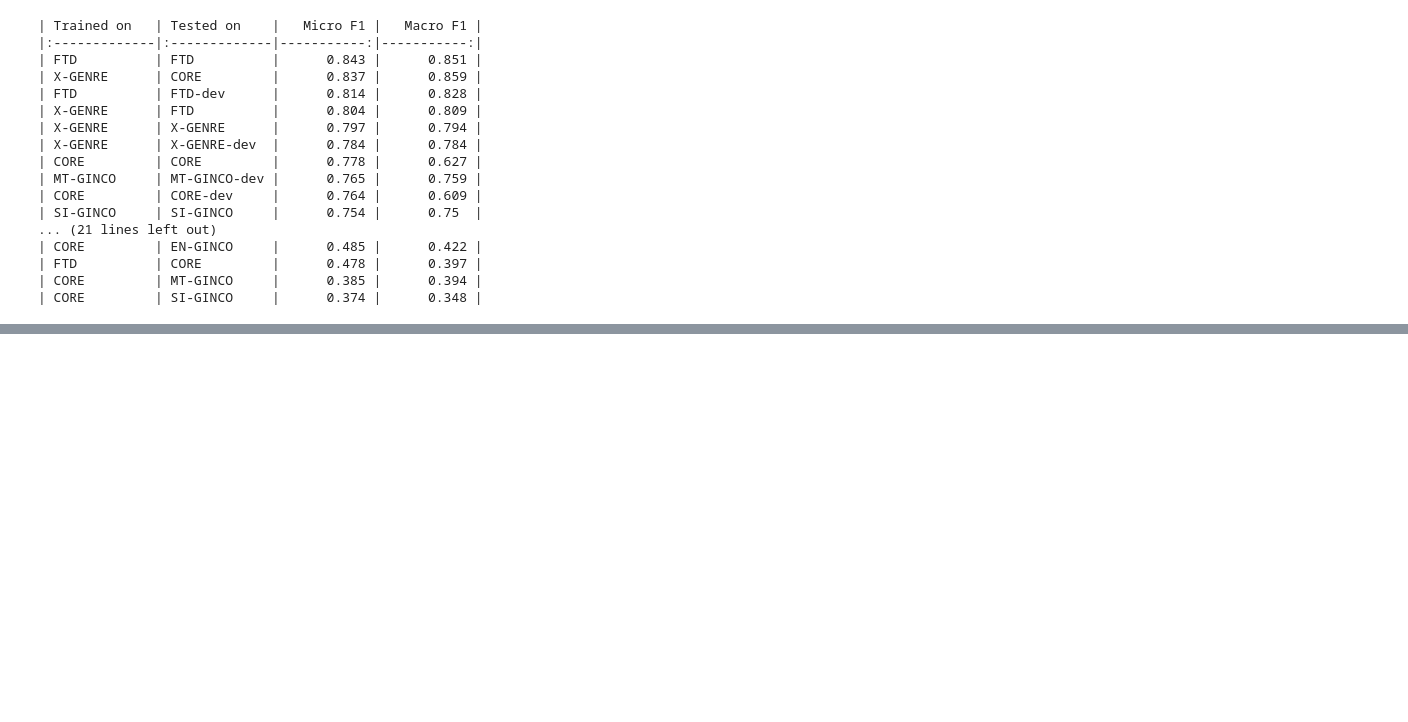
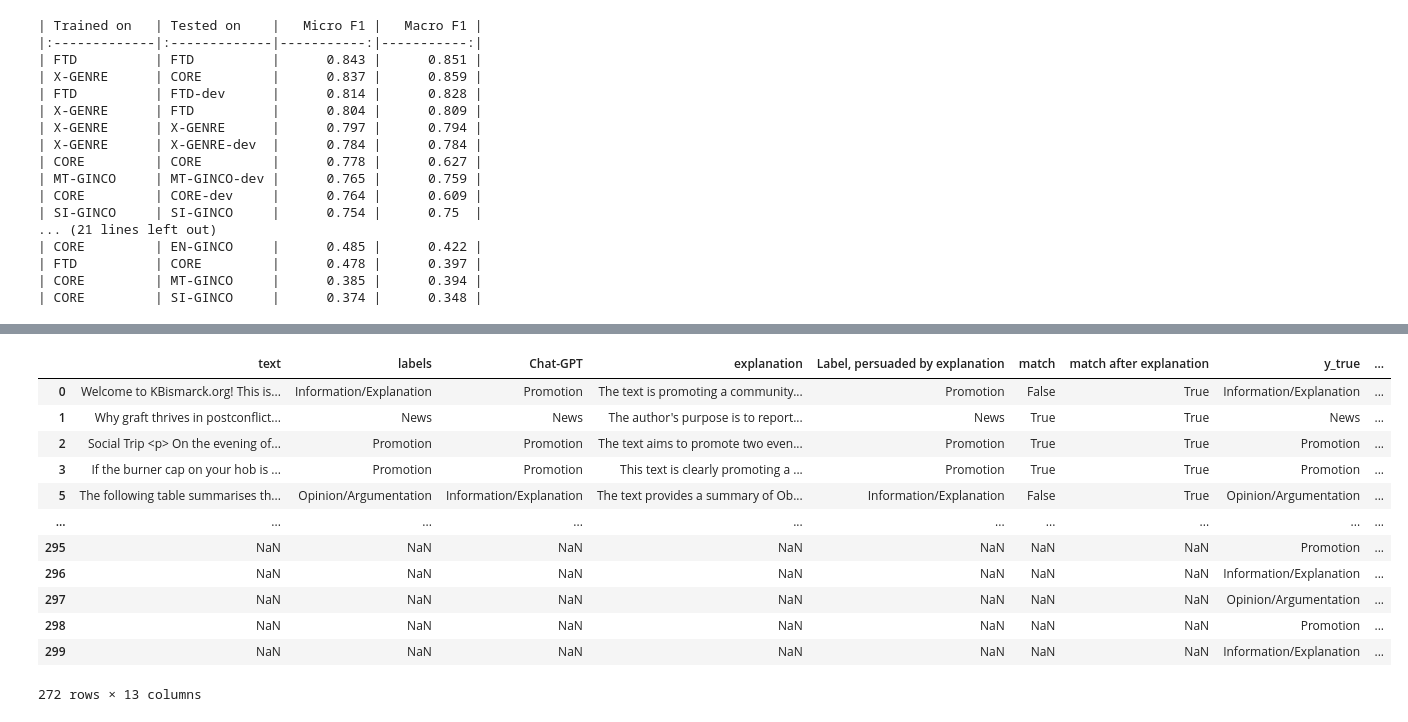
Before and after one commit to TajaKuzman/Genre-Datasets-Comparison, a Jupyter notebook: Creation-of-classifiers-and-cross-prediction/5.4-X-GENRE-experiments-result-analysis.ipynb, the cells around one changed output, grey strips where cells are left out. Cells and saved outputs as stored; diff of their text form; code cells hidden in the pictures; blank space fills up the shorter version.

```diff
--- a/Creation-of-classifiers-and-cross-prediction/5.4-X-GENRE-experiments-result-analysis.ipynb
+++ b/Creation-of-classifiers-and-cross-prediction/5.4-X-GENRE-experiments-result-analysis.ipynb
@@ -165,0 +228,4 @@ markdown_table(results, False)
+# %%
+# Add results from ChatGPT
+chat = pd.read_csv("data-sheets-with-all-info/Genre-identification-with-ChatGPT.csv", index_col = 0)
+chat.head()
@@ -165,0 +239,19 @@ markdown_table(results, False)
+# %%
+# Join the two dataframes
+
+comparison = pd.concat([chat, en_ginco_results], axis="columns")
+comparison
+# %% [output]
+|  | text | labels | Chat-GPT | explanation | Label, persuaded by explanation | match | match after explanation | y_true | ... |
+| 0 | Welcome to KBismarck.org! This is... | Information/Explanation | Promotion | The text is promoting a community... | Promotion | False | True | Information/Explanation | ... |
+| 1 | Why graft thrives in postconflict... | News | News | The author's purpose is to report... | News | True | True | News | ... |
+| 2 | Social Trip <p> On the evening of... | Promotion | Promotion | The text aims to promote two even... | Promotion | True | True | Promotion | ... |
+| 3 | If the burner cap on your hob is ... | Promotion | Promotion | This text is clearly promoting a ... | Promotion | True | True | Promotion | ... |
+| 5 | The following table summarises th... | Opinion/Argumentation | Information/Explanation | The text provides a summary of Ob... | Information/Explanation | False | True | Opinion/Argumentation | ... |
+| ... | ... | ... | ... | ... | ... | ... | ... | ... | ... |
+| 295 | NaN | NaN | NaN | NaN | NaN | NaN | NaN | Promotion | ... |
+| 296 | NaN | NaN | NaN | NaN | NaN | NaN | NaN | Information/Explanation | ... |
+| 297 | NaN | NaN | NaN | NaN | NaN | NaN | NaN | Opinion/Argumentation | ... |
+| 298 | NaN | NaN | NaN | NaN | NaN | NaN | NaN | Promotion | ... |
+| 299 | NaN | NaN | NaN | NaN | NaN | NaN | NaN | Information/Explanation | ... |
+272 rows × 13 columns
```
Also changed, not shown: parts of 20 cells of this notebook, 7 other files.
